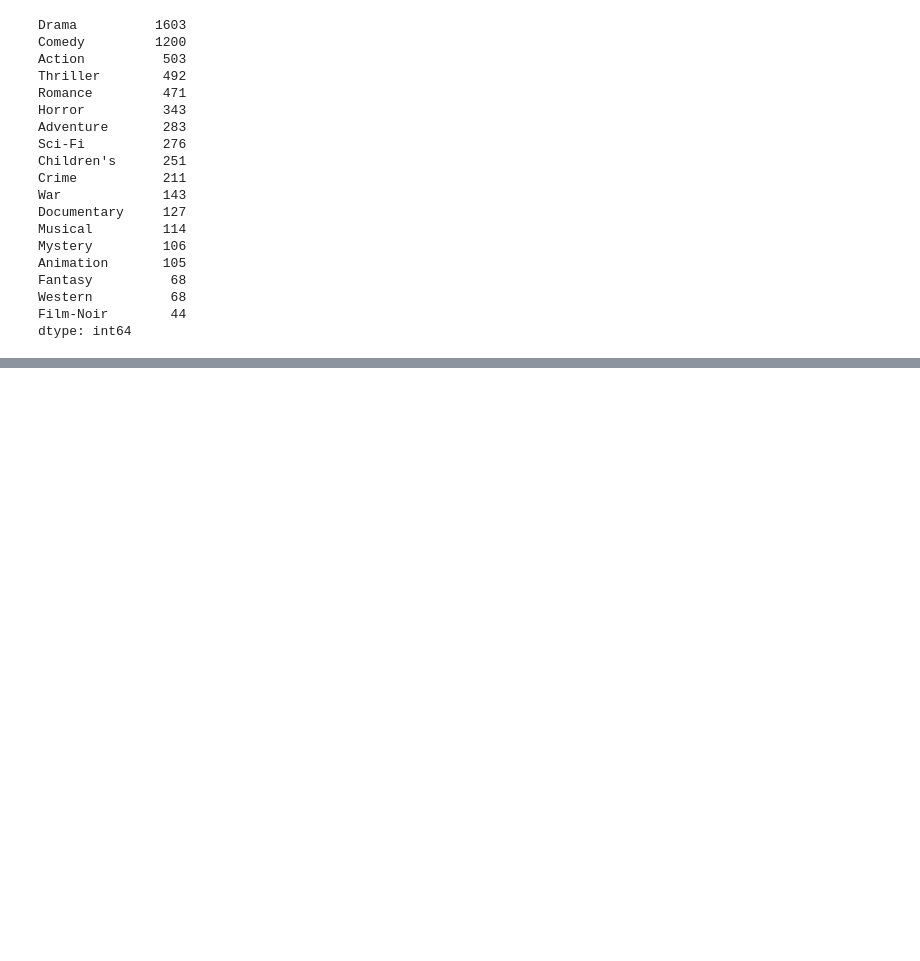
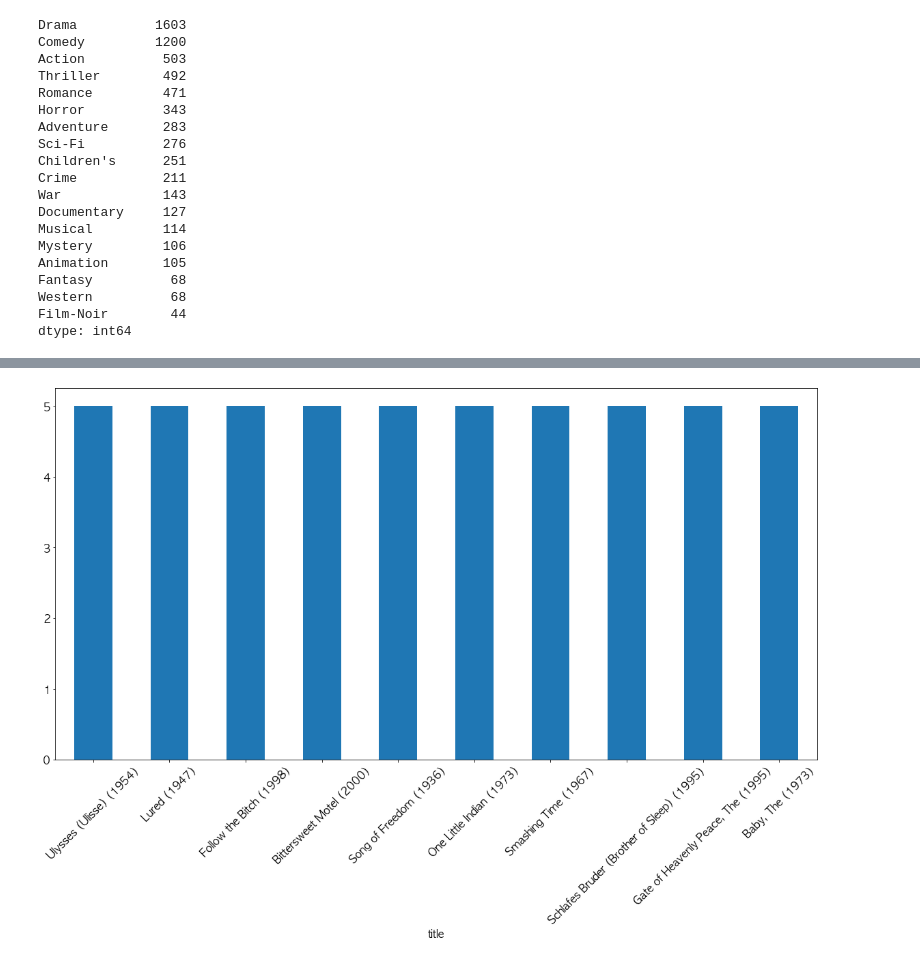
Before and after one commit to amyhyolee/ai-workspace, a Jupyter notebook: 03_데이터분석실습/16_영화 평점 데이터 분석.ipynb, the cells around one changed output, grey strips where cells are left out. Saved outputs shown, nothing was run; the diff lists cells and outputs as text; code cells hidden in the pictures; blank space fills up the shorter version.

```diff
--- a/03_데이터분석실습/16_영화 평점 데이터 분석.ipynb
+++ b/03_데이터분석실습/16_영화 평점 데이터 분석.ipynb
@@ -419,0 +826,6 @@ plt.show()
+# %%
+# 두 데이터 프레임을 합쳐준다.
+# rating_data에서 left_on에 명시된 컬럼과 movie_data에서 right_on에
+# 명시된 컬럼의 값이 같은 것 끼리 매칭 시켜서 합쳐준다
+a100 = rating_data.merge(movie_data, left_on='movie_id', right_on='movie_id')
+a100
@@ -419,0 +846,4 @@ plt.show()
+# %%
+# 영화를 기준으로 그룹을 묶고 평점 평균을 구한다.
+a1 = a100.groupby('title')['rating'].mean()
+a1
@@ -419,0 +864,4 @@ plt.show()
+# %%
+# 평점 평균을 기준으로 그룹을 묶는다.
+a1.sort_values(inplace=True, ascending=False)
+a1
@@ -419,0 +882,4 @@ plt.show()
+# %%
+# 상위 10개를 가져온다.
+a2 = a1.head(10)
+a2
@@ -419,0 +899,6 @@ plt.show()
+# %%
+a2.plot.bar()
+plt.xticks(rotation=45)
+plt.show()
+# %% [output]
+[figure, added]
```
Also changed, not shown: parts of 56 cells of this notebook, 11 other files.
